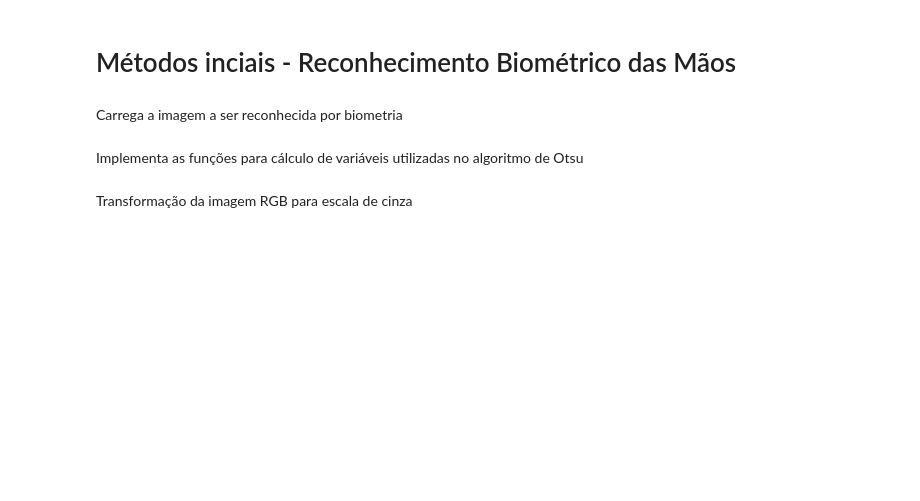
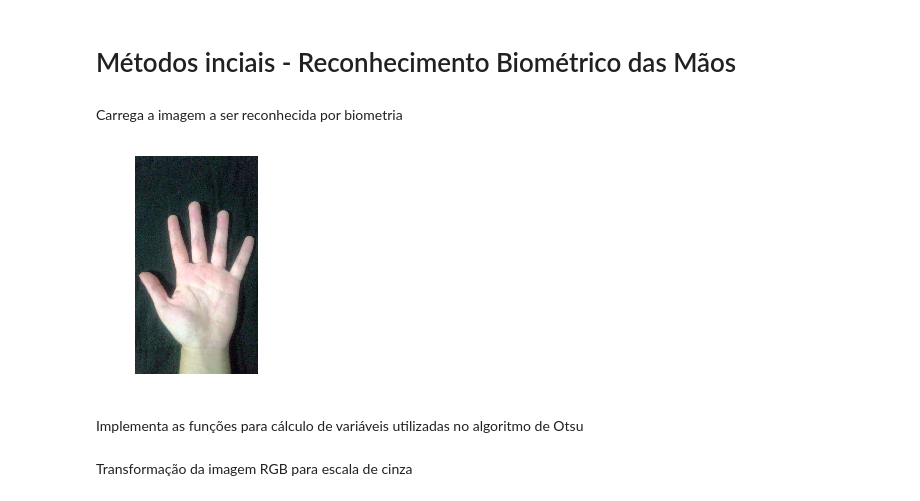
Before and after one commit to leticiarina/BiometricRecognition, a Jupyter notebook: biometricRecognition.ipynb, the cells around one changed output. Saved outputs shown, nothing was run; the diff lists cells and outputs as text; code cells hidden in the pictures; blank space fills up the shorter version.

```diff
--- a/biometricRecognition.ipynb
+++ b/biometricRecognition.ipynb
@@ -13,10 +15,12 @@ import matplotlib.pyplot as plt
 # %% [markdown]
 Carrega a imagem a ser reconhecida por biometria
 # %%
-image = imageio.imread("handDatabase/person002_001.jpg")
+image = imageio.imread("handDatabase/person003_003.jpg")
 plt.axis('off')
 plt.imshow(image)
 plt.show()
+# %% [output]
+[figure, added]
 # %% [markdown]
 Implementa as funções para cálculo de variáveis utilizadas no algoritmo de Otsu
 # %%
```
Also changed, not shown: parts of 13 cells of this notebook, 1 other file.
